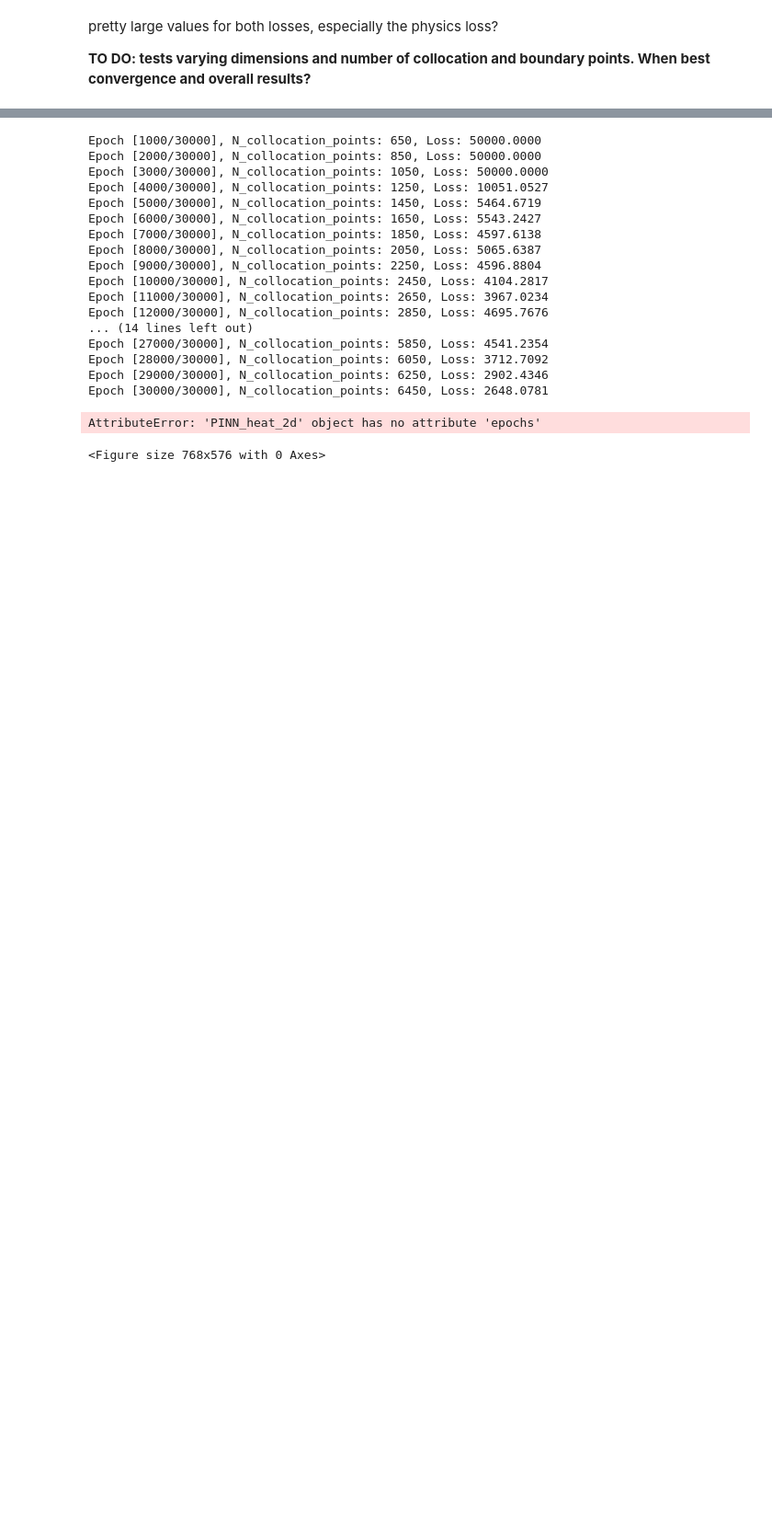
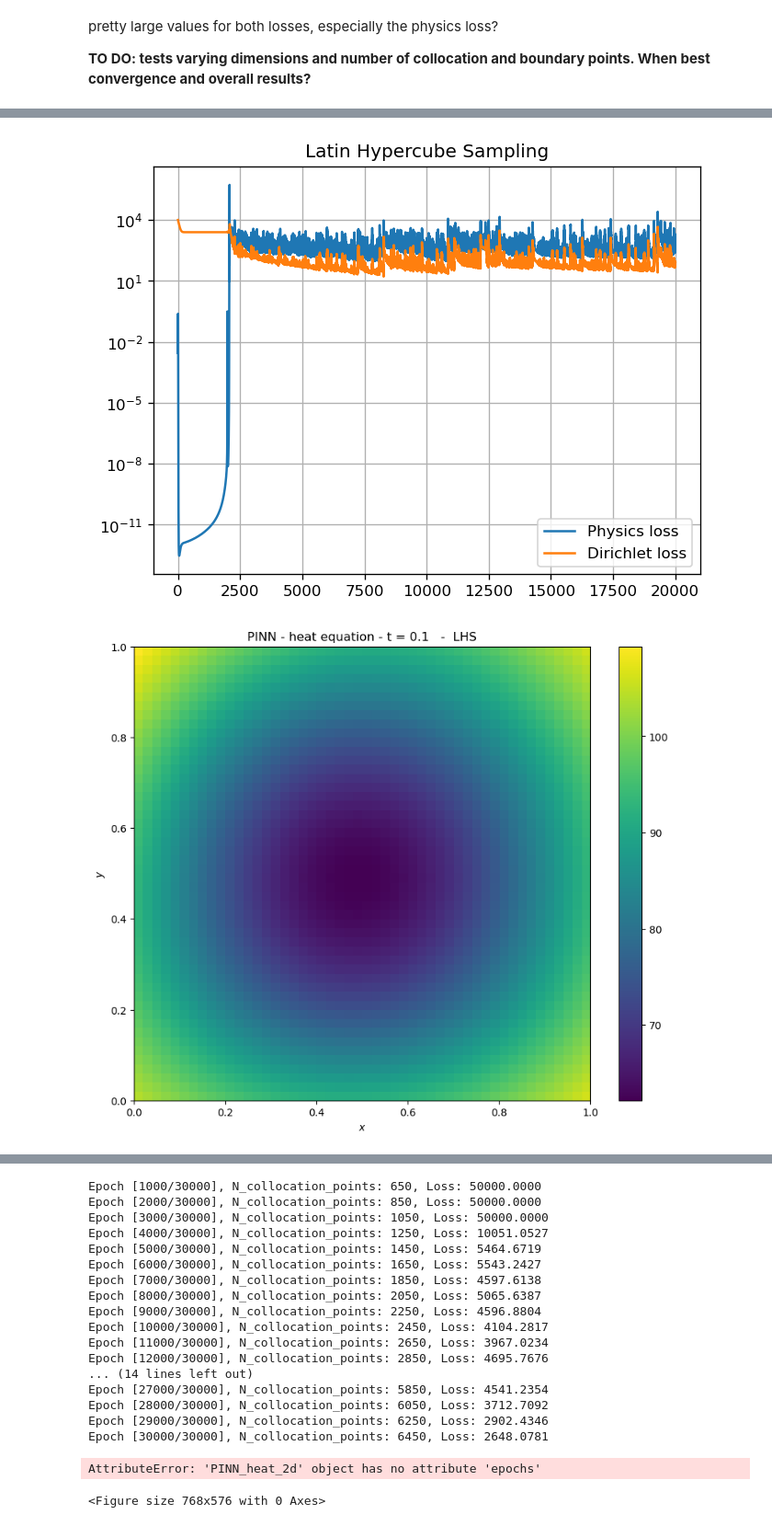
Before and after one commit to sottoviafilippo/Finite-elements-in-2d-and-PINNs, a Jupyter notebook: pinn_trials.ipynb, the cells around one changed output, grey strips where cells are left out. Shown at 92% size. Drawn from its saved outputs; the diff is of its cells as text; code cells hidden in the pictures; blank space fills up the shorter version.

Commit message:
plots added

```diff
--- a/pinn_trials.ipynb
+++ b/pinn_trials.ipynb
@@ -173,0 +240,44 @@ plt.show()
+# %%
+
+plt.figure(dpi= 120)
+plt.title('Latin Hypercube Sampling')
+plt.semilogy(heat_PINN.epochs, heat_PINN.physics_losses, label = "Physics loss")
+plt.semilogy(heat_PINN.epochs, heat_PINN.dirichlet_losses, label = "Dirichlet loss")
+plt.grid(True)
+plt.legend()
+plt.show()
+
+
+t_check = 0.1
+x = np.linspace(0, 1, Nx)
+y = np.linspace(0, 1, Ny)
+
+# build (N, 2) grid points in the same row-major order as imshow expects: shape (len(y), len(x))
+X, Y = np.meshgrid(x, y)  # X, Y both shape (100, 200)
+grid_points = np.stack([X.ravel(), Y.ravel(), t_check * np.ones_like(X.ravel())], axis=1)  # shape (..., 2)
+grid_points_torch = torch.tensor(grid_points, dtype=torch.float32)
+# compute solution at t = 0.1
+with torch.no_grad():
+    u_pred = heat_PINN.model(grid_points_torch)  # shape (..., 1)
+
+res = u_pred.numpy().reshape(Nx, Ny)  # back to (Nx, Ny) to match X, Y grid
+
+plt.figure(figsize=(10, 8))
+plt.imshow(res, cmap='viridis', origin='lower', aspect='auto', extent=[x.min(), x.max(), y.min(), y.max()])
+plt.colorbar()
+plt.title(f'PINN - heat equation - t = {t_check}   -  LHS')
+plt.xlabel('$x$')
+plt.ylabel('$y$')
+plt.show()
+
+
+plt.figure(figsize=(10, 8))
+plt.imshow(np.abs(res - res_FE), cmap='viridis', origin='lower', aspect='auto', extent=[x.min(), x.max(), y.min(), y.max()])
+plt.colorbar()
+plt.title(f'PINN - heat equation - t = {t_check}   - residual wrt to FE solution - LHS')
+plt.xlabel('$x$')
+plt.ylabel('$y$')
+plt.show()
+# %% [output]
+[figure, added]
+[figure, added]
```
Also changed, not shown: parts of 7 cells of this notebook.
